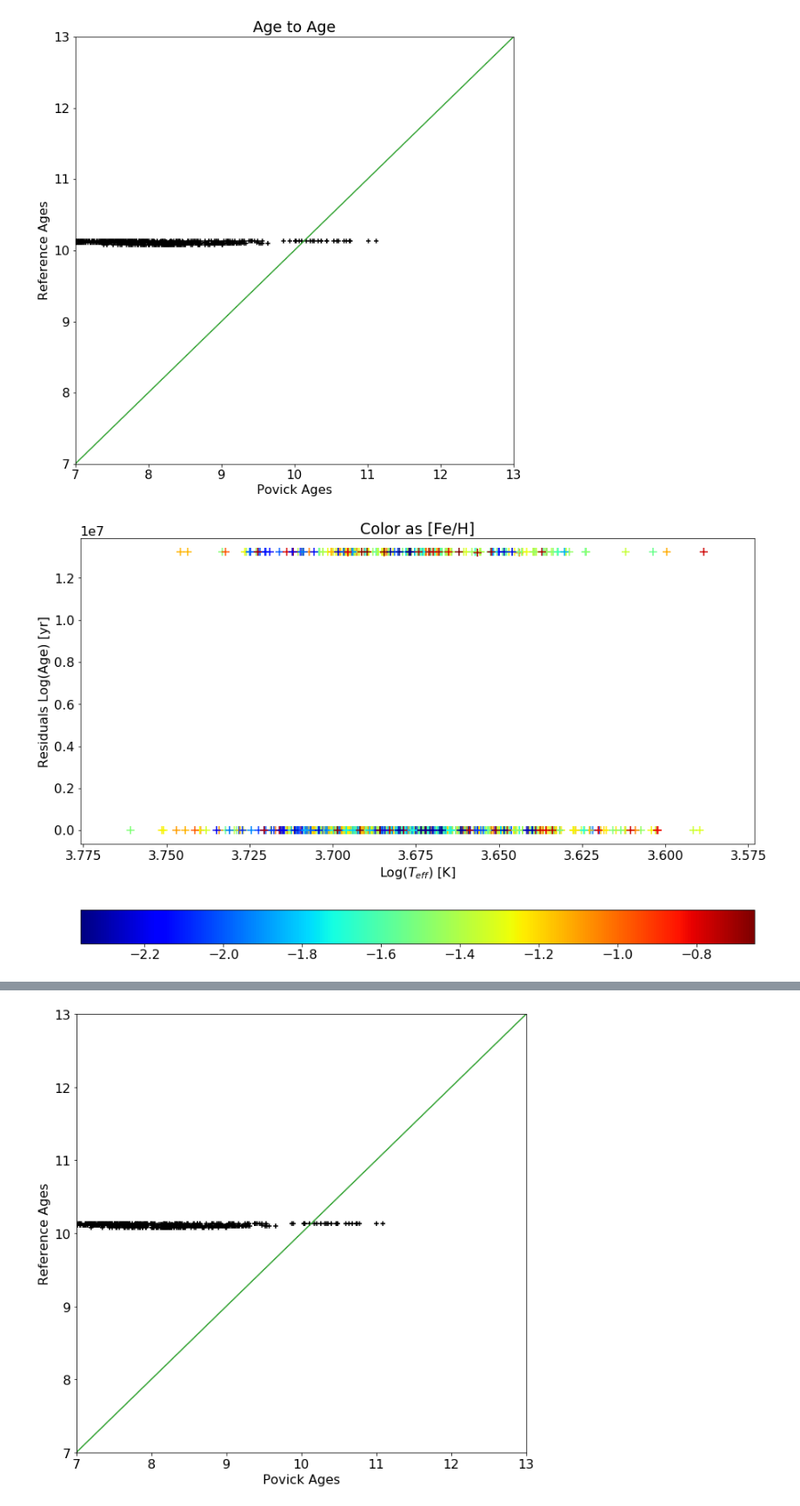
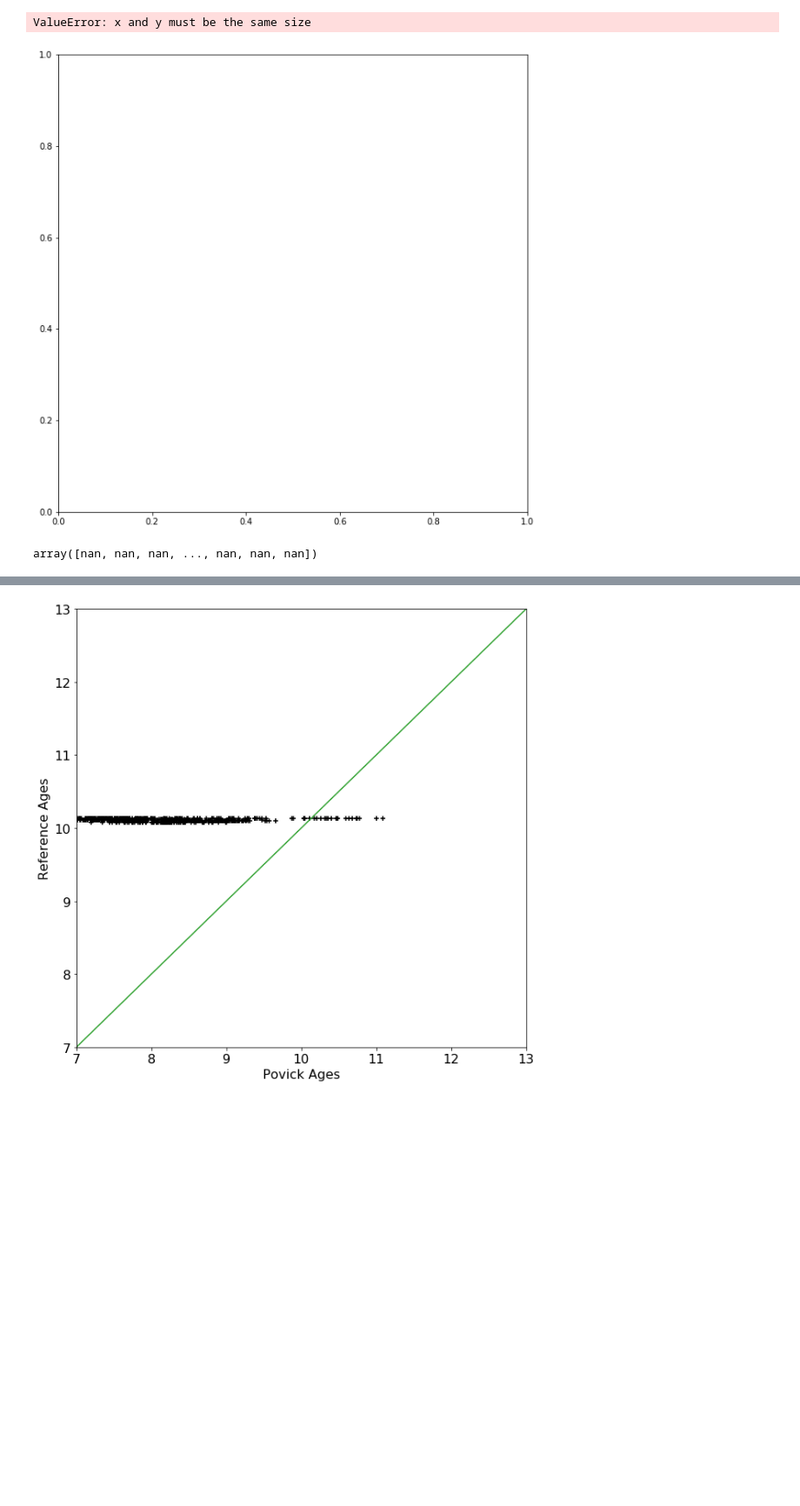
Before and after one commit to JoshuaPovick/Magellanic_Ages, a Jupyter notebook: globulars.ipynb, the cells around one changed output, grey strips where cells are left out. Shown at 87% size. Drawn from its saved outputs; the diff is of its cells as text; code cells hidden in the pictures; blank space fills up the shorter version.

```diff
--- a/globulars.ipynb
+++ b/globulars.ipynb
@@ -216,30 +247,33 @@ cln_gcs.columns
 # %%
 ##################
 ### Cal PARSEC ###
 ##################
 
-absK = absmag(cln_gcs['K'],cln_dist,False)-cln_gcs['AK_TARG']
 salfeh = sal(cln_gcs['M_H'],cln_gcs['ALPHA_M'])
-parsec_age = bestparsec(np.log10(cln_gcs['TEFF']),absK,salfeh,cln_gcs['LOGG'])
+parsec_age = bestparsec(np.log10(cln_gcs['TEFF']),cln_absK,salfeh,cln_gcs['LOGG'])
 
 plt.figure(figsize=[10,10])
-plt.scatter(parsec_age[first],cln_age[first],c='k',marker='+')
+plt.scatter(parsec_age,cln_age,c='k',marker='+')
 plt.plot([7,8,9,10,11,12,13],[7,8,9,10,11,12,13],c='tab:green')
-plt.ylim(7,13)
-plt.xlim(7,13)
+# plt.ylim(7,13)
+# plt.xlim(7,13)
 plt.xlabel(r'Povick Ages')
 plt.ylabel(r'Reference Ages')
 plt.title(r'Age to Age')
 plt.show()
 
 plt.figure(figsize=[15,10])
-plt.scatter(np.log10(cln_gcs['TEFF'])[first],(parsec_age-np.log10(gc_age[cln]*(10**9)))[first],c=cln_gcs['FE_H'][first],marker='+',s=100,cmap='jet')
+plt.scatter(np.log10(cln_gcs['TEFF']),parsec_age,c=cln_gcs['FE_H'],marker='+',s=100,cmap='jet')
 plt.gca().invert_xaxis()
 plt.colorbar(orientation='horizontal')
 plt.title(r'Color as [Fe/H]')
 plt.xlabel(r'Log($T_{eff})$ [K]')
 plt.ylabel(r'Residuals Log(Age) [yr]')
 plt.show()
 # %% [output]
+ValueError: x and y must be the same size
-[figure, old version]
+[figure, new version]
-[figure, removed]
+# %%
+cln_age
+# %% [output]
+array([nan, nan, nan, ..., nan, nan, nan])
```
Also changed, not shown: parts of 14 cells of this notebook, 7 other files.
